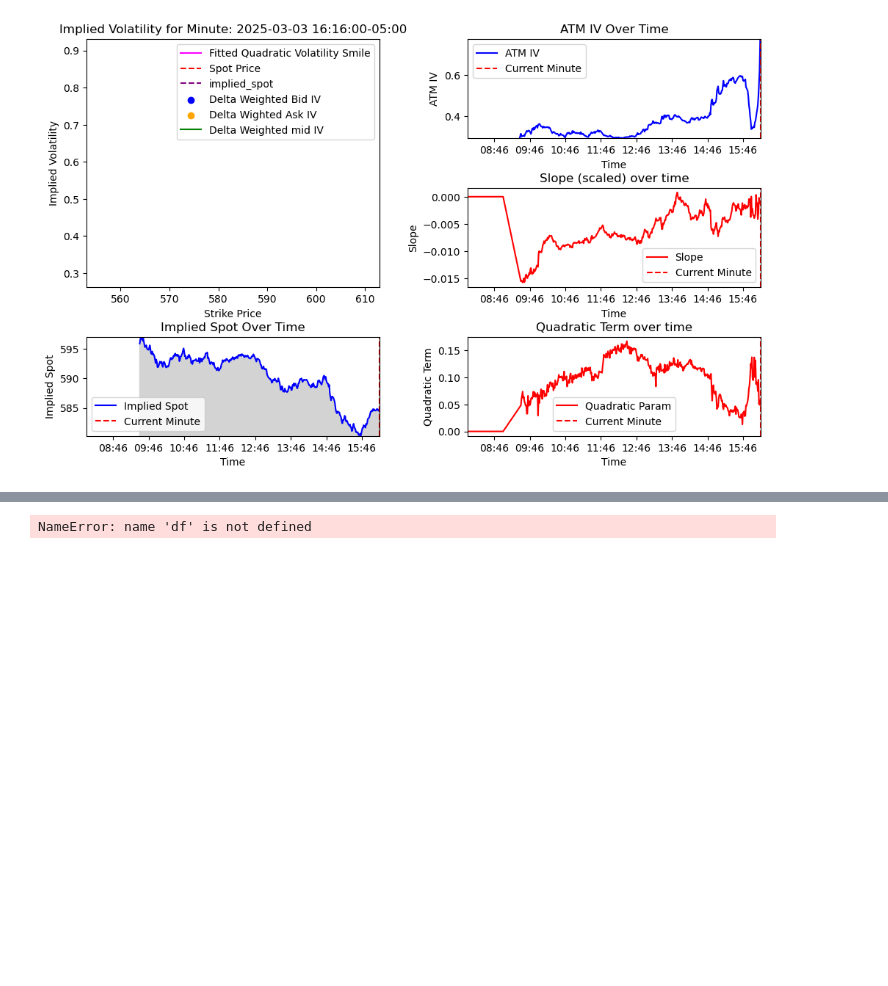
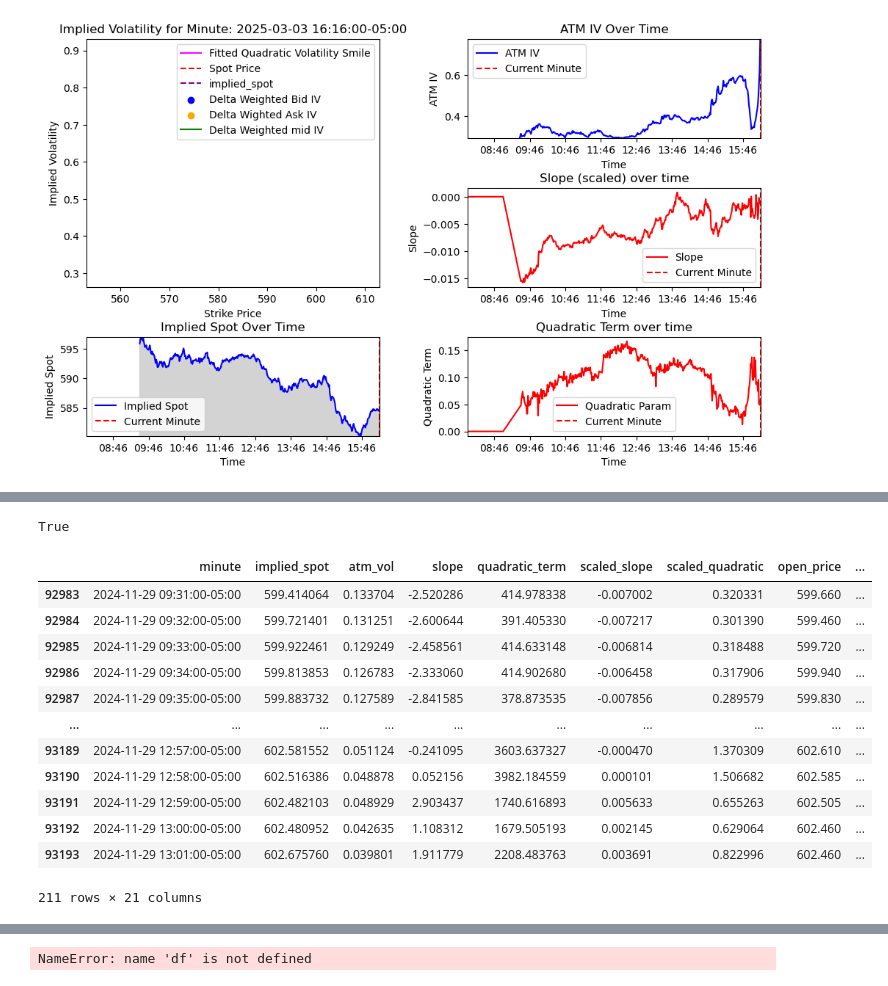
Before and after one commit to stirlitzzz/daily_options1, a Jupyter notebook: polygon_explore2.ipynb, the cells around one changed output, grey strips where cells are left out. Cells and saved outputs as stored; diff of their text form; code cells hidden in the pictures; blank space fills up the shorter version.

```diff
--- a/polygon_explore2.ipynb
+++ b/polygon_explore2.ipynb
@@ -2762,0 +2793,28 @@ sorted(minutes)[0:10]
+# %%
+df=pd.read_csv("vol_surfaces/qsurf_dwvols_processed_merged_opt_1m_2023-01-01_2025-03-03.csv")
+df["minute"]=pd.to_datetime(df["minute"])
+df["hour"]=df["minute"].apply(lambda x: x.hour)
+df["date_date"]=df["minute"].apply(lambda x: x.date())
+df_filtered=df.groupby(["date_date"]).filter(lambda x: x["hour"].max()>=14)
+df_filtered["date_date"].unique()
+df2=df[df["date_date"].isin(df_filtered["date_date"].unique())]
+df2.drop(columns=["hour","date_date"], inplace=True)
+
+import pandas as pd
+
+# Sample DataFrame
+data = {"minute": pd.to_datetime(["09:30", "09:32", "12:00", "16:02"])}
+#df2 = pd.DataFrame(data)
+
+# Filtering rows where time is between 09:31 and 16:01
+df2["time"]=df2["minute"].apply(lambda x: x.time())
+#df2["time"]>=pd.to_datetime("09:31").time() and df2["time"]<=pd.to_datetime("16:01").time()
+df3=df2[(df2["time"]>=pd.to_datetime("09:31").time()) & (df2["time"]<=pd.to_datetime("16:01").time())]
+df3.drop(columns=["time"], inplace=True)
+df3.to_csv("/Users/stirlitz/ncGitHub/daily_options/daily_options1/algo_data/qsurf_dwvols_processed_merged_opt_1m_2023-01-01_2025-03-03.csv", index=False)
+
+
+#len(df2["date_date"].unique())
+#len(df_filtered["date_date"].unique())
+
+#df3= df2[(df2["minute"].dt.time >= pd.to_datetime("09:31").time()) & (df2["minute"].dt.time <= pd.to_datetime("16:01").time())]
@@ -2762,0 +2847,24 @@ sorted(minutes)[0:10]
+# %%
+df2["minute"][0].time()<pd.to_datetime("09:32").time()
+#data["minute"][0]
+# %% [output]
+True
+# %%
+dt=pd.to_datetime("2024-11-29")
+df_filtered["date_date"]=df_filtered["minute"].apply(lambda x: x.date())
+df_filtered=df[df["date_date"]==dt]
+df_filtered
+# %% [output]
+|  | minute | implied_spot | atm_vol | slope | quadratic_term | scaled_slope | scaled_quadratic | open_price | ... |
+| 92983 | 2024-11-29 09:31:00-05:00 | 599.414064 | 0.133704 | -2.520286 | 414.978338 | -0.007002 | 0.320331 | 599.660 | ... |
+| 92984 | 2024-11-29 09:32:00-05:00 | 599.721401 | 0.131251 | -2.600644 | 391.405330 | -0.007217 | 0.301390 | 599.460 | ... |
+| 92985 | 2024-11-29 09:33:00-05:00 | 599.922461 | 0.129249 | -2.458561 | 414.633148 | -0.006814 | 0.318488 | 599.720 | ... |
+| 92986 | 2024-11-29 09:34:00-05:00 | 599.813853 | 0.126783 | -2.333060 | 414.902680 | -0.006458 | 0.317906 | 599.940 | ... |
+| 92987 | 2024-11-29 09:35:00-05:00 | 599.883732 | 0.127589 | -2.841585 | 378.873535 | -0.007856 | 0.289579 | 599.830 | ... |
+| ... | ... | ... | ... | ... | ... | ... | ... | ... | ... |
+| 93189 | 2024-11-29 12:57:00-05:00 | 602.581552 | 0.051124 | -0.241095 | 3603.637327 | -0.000470 | 1.370309 | 602.610 | ... |
+| 93190 | 2024-11-29 12:58:00-05:00 | 602.516386 | 0.048878 | 0.052156 | 3982.184559 | 0.000101 | 1.506682 | 602.585 | ... |
+| 93191 | 2024-11-29 12:59:00-05:00 | 602.482103 | 0.048929 | 2.903437 | 1740.616893 | 0.005633 | 0.655263 | 602.505 | ... |
+| 93192 | 2024-11-29 13:00:00-05:00 | 602.480952 | 0.042635 | 1.108312 | 1679.505193 | 0.002145 | 0.629064 | 602.460 | ... |
+| 93193 | 2024-11-29 13:01:00-05:00 | 602.675760 | 0.039801 | 1.911779 | 2208.483763 | 0.003691 | 0.822996 | 602.460 | ... |
+211 rows × 21 columns
```
Also changed, not shown: parts of 5 cells of this notebook, 2 other files.
